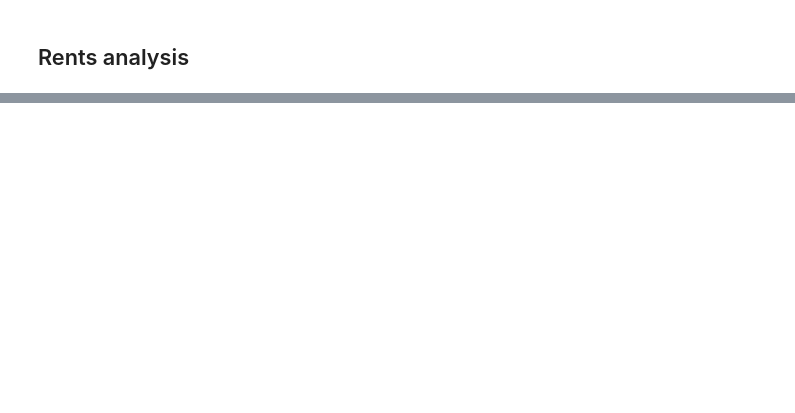
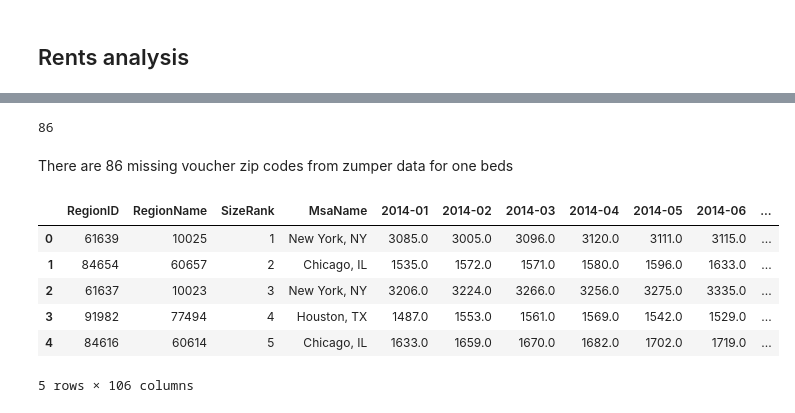
Before and after one commit to amyq96/quick-analyses, a Jupyter notebook: section-8/analyze-voucher-zips.ipynb, the cells around one changed output, grey strips where cells are left out. Cells and saved outputs as stored; diff of their text form; code cells hidden in the pictures; blank space fills up the shorter version.

```diff
--- a/section-8/analyze-voucher-zips.ipynb
+++ b/section-8/analyze-voucher-zips.ipynb
@@ -691,0 +660,6 @@ vouchers[vouchers['Zip code']==85041]
+# %%
+len(subset)
+# %% [output]
+86
+# %% [markdown]
+There are 86 missing voucher zip codes from zumper data for one beds
@@ -691,0 +670,10 @@ vouchers[vouchers['Zip code']==85041]
+# %%
+zillow.head()
+# %% [output]
+|  | RegionID | RegionName | SizeRank | MsaName | 2014-01 | 2014-02 | 2014-03 | 2014-04 | 2014-05 | 2014-06 | ... |
+| 0 | 61639 | 10025 | 1 | New York, NY | 3085.0 | 3005.0 | 3096.0 | 3120.0 | 3111.0 | 3115.0 | ... |
+| 1 | 84654 | 60657 | 2 | Chicago, IL | 1535.0 | 1572.0 | 1571.0 | 1580.0 | 1596.0 | 1633.0 | ... |
+| 2 | 61637 | 10023 | 3 | New York, NY | 3206.0 | 3224.0 | 3266.0 | 3256.0 | 3275.0 | 3335.0 | ... |
+| 3 | 91982 | 77494 | 4 | Houston, TX | 1487.0 | 1553.0 | 1561.0 | 1569.0 | 1542.0 | 1529.0 | ... |
+| 4 | 84616 | 60614 | 5 | Chicago, IL | 1633.0 | 1659.0 | 1670.0 | 1682.0 | 1702.0 | 1719.0 | ... |
+5 rows × 106 columns
```
Also changed, not shown: parts of 23 cells of this notebook.
